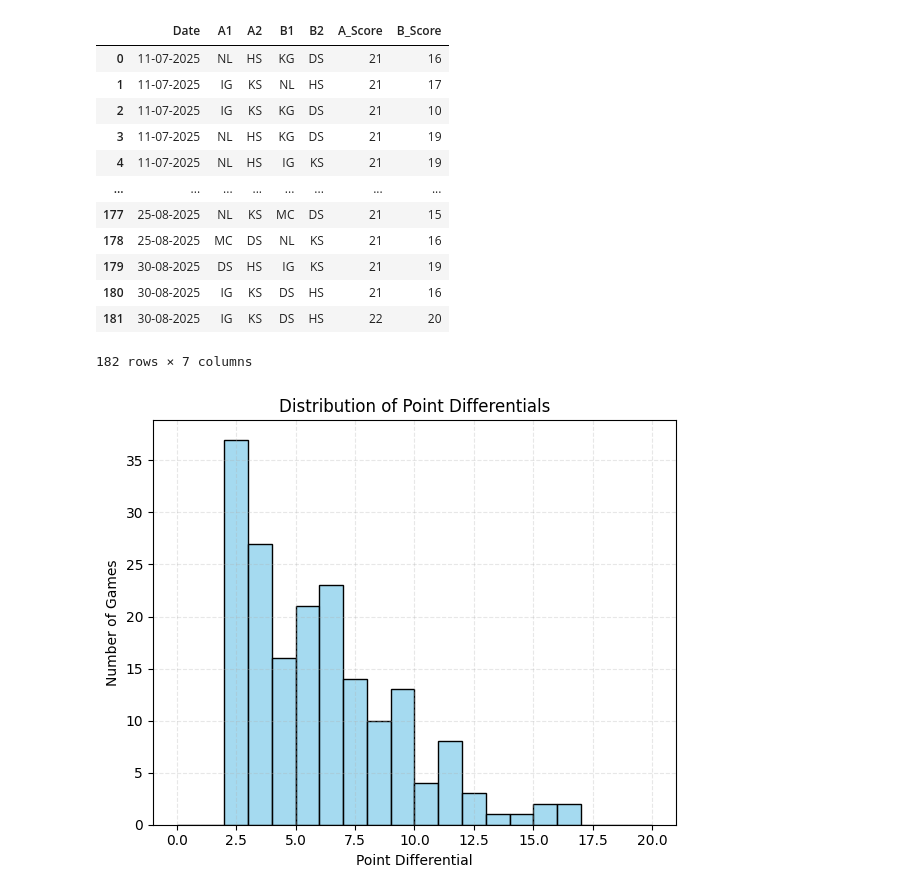
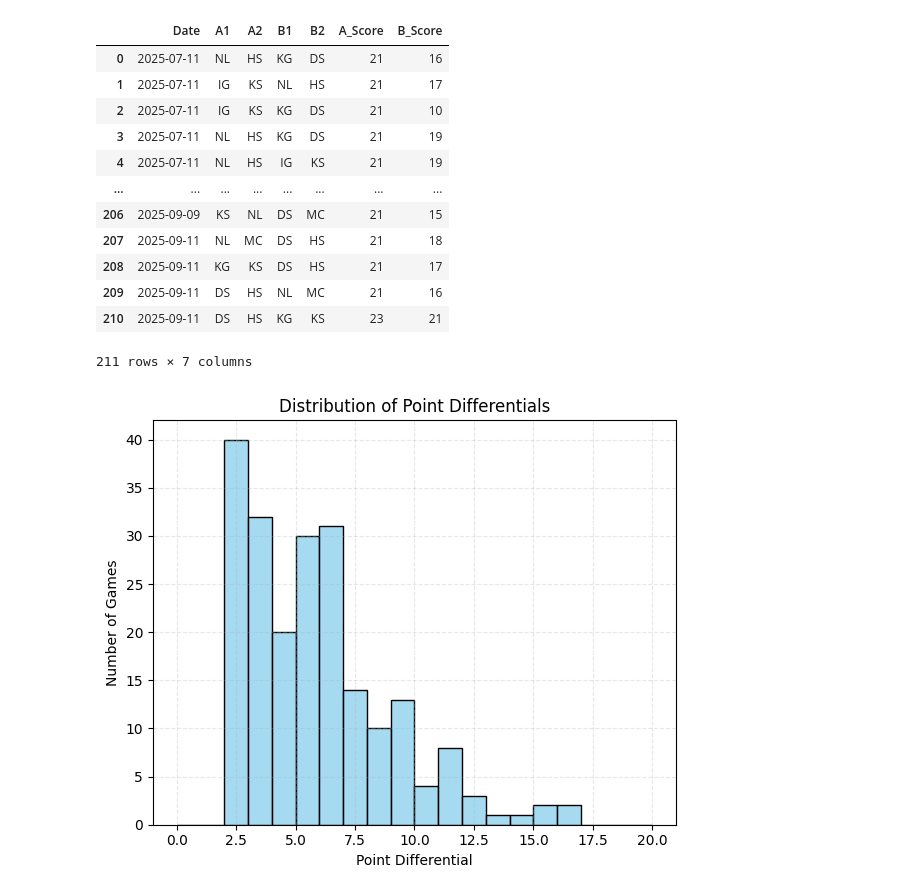
Before and after one commit to IshanGodbole77/SarovarTT, a Jupyter notebook: analyze_data.ipynb, the cells around one changed output. Drawn from its saved outputs; the diff is of its cells as text; code cells hidden in the pictures.

```diff
--- a/analyze_data.ipynb
+++ b/analyze_data.ipynb
@@ -6,22 +6,22 @@ import matplotlib.patches as patches
 import seaborn as sns
 from collections import defaultdict
 # %%
-df = pd.read_csv("Real_Data.csv")
+df = pd.read_excel("Real_Data.xlsx")
 df
 # %% [output]
 |  | Date | A1 | A2 | B1 | B2 | A_Score | B_Score |
-| 0 | 11-07-2025 | NL | HS | KG | DS | 21 | 16 |
-| 1 | 11-07-2025 | IG | KS | NL | HS | 21 | 17 |
-| 2 | 11-07-2025 | IG | KS | KG | DS | 21 | 10 |
-| 3 | 11-07-2025 | NL | HS | KG | DS | 21 | 19 |
-| 4 | 11-07-2025 | NL | HS | IG | KS | 21 | 19 |
+| 0 | 2025-07-11 | NL | HS | KG | DS | 21 | 16 |
+| 1 | 2025-07-11 | IG | KS | NL | HS | 21 | 17 |
+| 2 | 2025-07-11 | IG | KS | KG | DS | 21 | 10 |
+| 3 | 2025-07-11 | NL | HS | KG | DS | 21 | 19 |
+| 4 | 2025-07-11 | NL | HS | IG | KS | 21 | 19 |
 | ... | ... | ... | ... | ... | ... | ... | ... |
-| 177 | 25-08-2025 | NL | KS | MC | DS | 21 | 15 |
-| 178 | 25-08-2025 | MC | DS | NL | KS | 21 | 16 |
-| 179 | 30-08-2025 | DS | HS | IG | KS | 21 | 19 |
-| 180 | 30-08-2025 | IG | KS | DS | HS | 21 | 16 |
-| 181 | 30-08-2025 | IG | KS | DS | HS | 22 | 20 |
+| 206 | 2025-09-09 | KS | NL | DS | MC | 21 | 15 |
+| 207 | 2025-09-11 | NL | MC | DS | HS | 21 | 18 |
+| 208 | 2025-09-11 | KG | KS | DS | HS | 21 | 17 |
+| 209 | 2025-09-11 | DS | HS | NL | MC | 21 | 16 |
+| 210 | 2025-09-11 | DS | HS | KG | KS | 23 | 21 |
-182 rows × 7 columns
+211 rows × 7 columns
 # %%
 player_stats = defaultdict(lambda: {"games": 0, "wins": 0, "losses": 0, "points_for": 0, "points_against": 0})
 team_stats = defaultdict(lambda: {"games": 0, "wins": 0, "losses": 0, "point_diff": 0})
@@ -74,7 +74,7 @@ plt.grid(True, linestyle='--', alpha=0.3)
 plt.tight_layout()
 plt.show()
 # %% [output]
-[figure, old version]
+[figure, new version]
 # %%
 df["total_points"] = df["A_Score"] + df["B_Score"]
 
```
Also changed, not shown: parts of 7 cells of this notebook, 10 other files.
